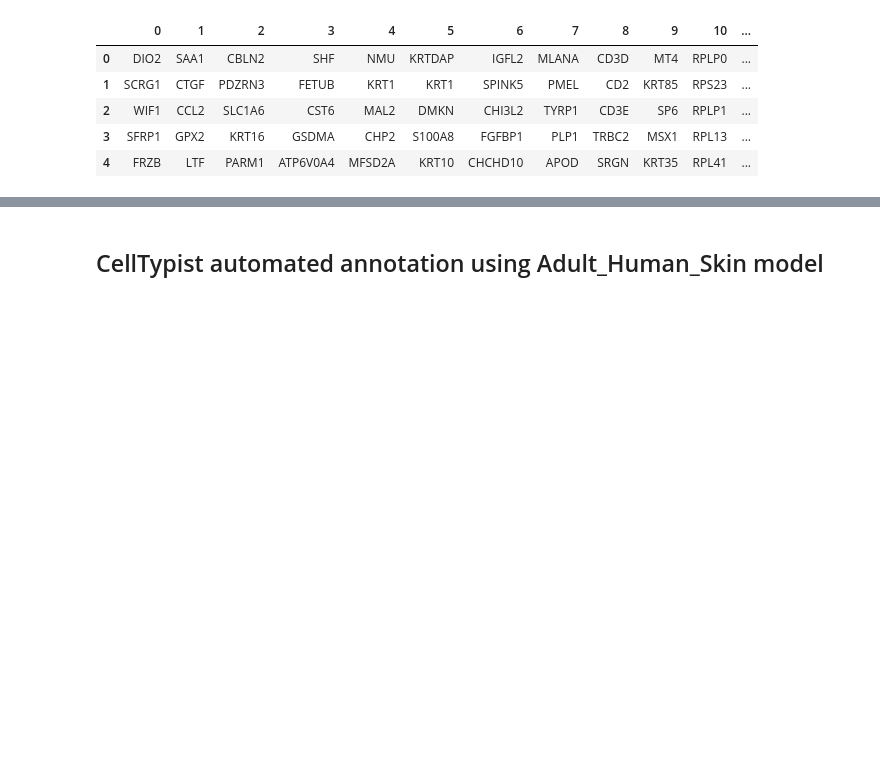
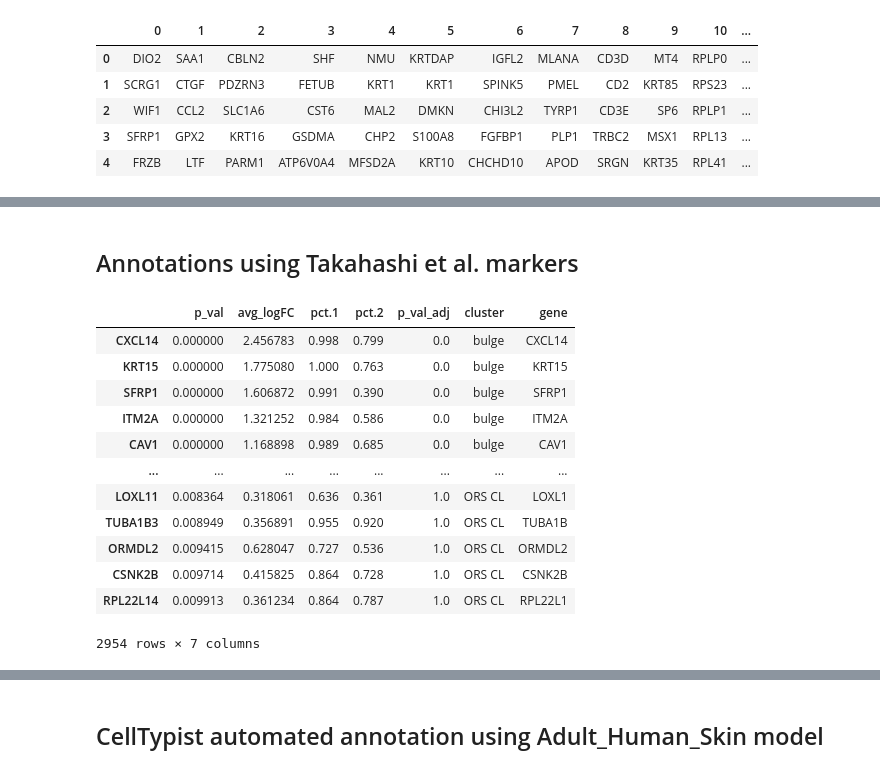
Before and after one commit to PhilipPeffer/scRNA-seq-analysis, a Jupyter notebook: cellular_structure/annotation/annotation.ipynb, the cells around one changed output, grey strips where cells are left out. Cells and saved outputs as stored; diff of their text form; code cells hidden in the pictures; blank space fills up the shorter version.

```diff
--- a/cellular_structure/annotation/annotation.ipynb
+++ b/cellular_structure/annotation/annotation.ipynb
@@ -137,0 +172,19 @@ pd.DataFrame(adata_sym.uns["dea_leiden_res1_25"]["names"]).head(5)
+# %% [markdown]
+## Annotations using Takahashi et al. markers
+# %%
+df = pd.read_csv("Hair_follicle_cell_marker_genes.csv", index_col=0)
+df
+# %% [output]
+|  | p_val | avg_logFC | pct.1 | pct.2 | p_val_adj | cluster | gene |
+| CXCL14 | 0.000000 | 2.456783 | 0.998 | 0.799 | 0.0 | bulge | CXCL14 |
+| KRT15 | 0.000000 | 1.775080 | 1.000 | 0.763 | 0.0 | bulge | KRT15 |
+| SFRP1 | 0.000000 | 1.606872 | 0.991 | 0.390 | 0.0 | bulge | SFRP1 |
+| ITM2A | 0.000000 | 1.321252 | 0.984 | 0.586 | 0.0 | bulge | ITM2A |
+| CAV1 | 0.000000 | 1.168898 | 0.989 | 0.685 | 0.0 | bulge | CAV1 |
+| ... | ... | ... | ... | ... | ... | ... | ... |
+| LOXL11 | 0.008364 | 0.318061 | 0.636 | 0.361 | 1.0 | ORS CL | LOXL1 |
+| TUBA1B3 | 0.008949 | 0.356891 | 0.955 | 0.920 | 1.0 | ORS CL | TUBA1B |
+| ORMDL2 | 0.009415 | 0.628047 | 0.727 | 0.536 | 1.0 | ORS CL | ORMDL2 |
+| CSNK2B | 0.009714 | 0.415825 | 0.864 | 0.728 | 1.0 | ORS CL | CSNK2B |
+| RPL22L14 | 0.009913 | 0.361234 | 0.864 | 0.787 | 1.0 | ORS CL | RPL22L1 |
+2954 rows × 7 columns
```
Also changed, not shown: parts of 11 cells of this notebook, 1 other file.
